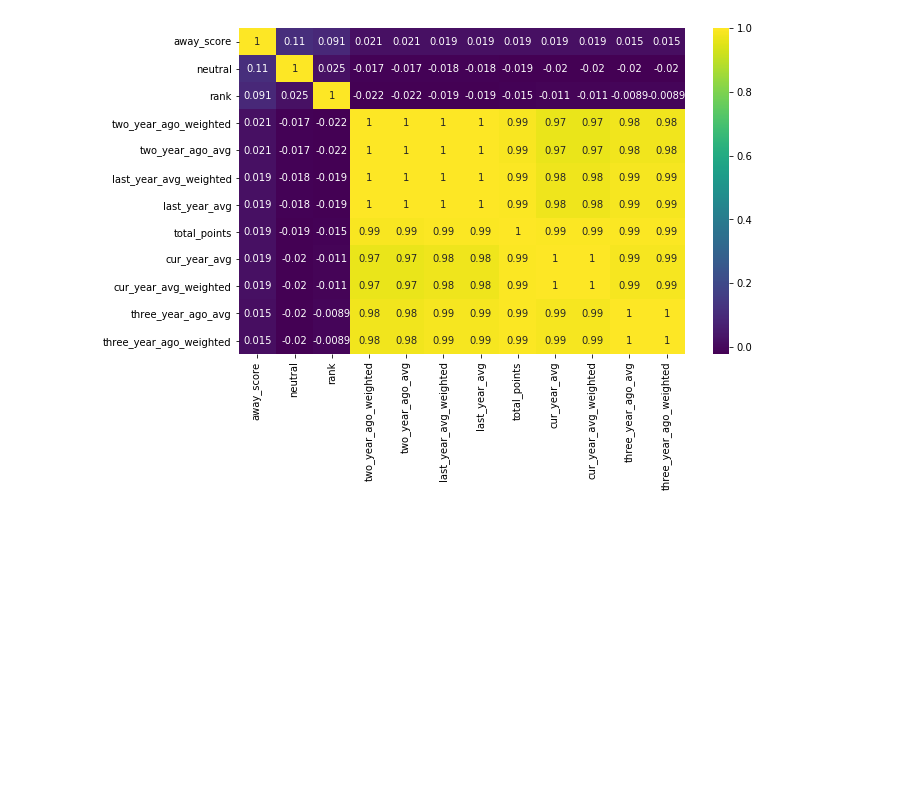
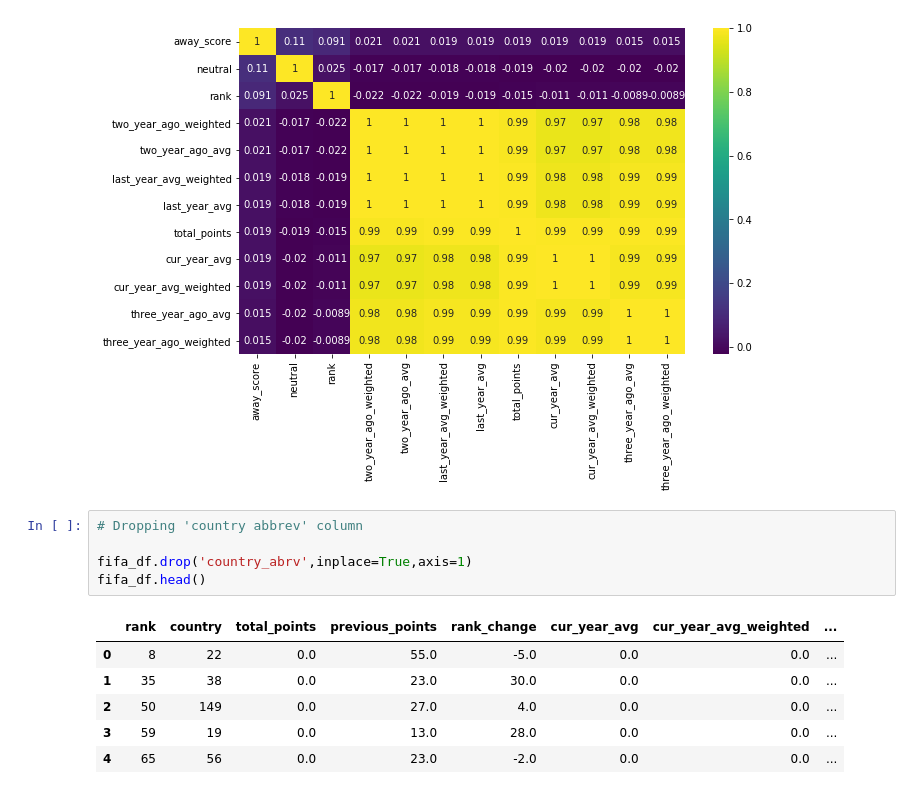
Before and after one commit to theBuluku/Mchezo_Pesa_Limited_Super_Project., a Jupyter notebook: Mchezo_Pesa_Limited_Project_.ipynb, the cells around one changed output. Saved outputs shown, nothing was run; the diff lists cells and outputs as text; blank space fills up the shorter version.

```diff
--- a/Mchezo_Pesa_Limited_Project_.ipynb
+++ b/Mchezo_Pesa_Limited_Project_.ipynb
@@ -315,3 +315,15 @@ sns.heatmap(cm, annot=True, cmap = 'viridis')
 # %% [output]
 <matplotlib.axes._subplots.AxesSubplot at 0x...>
 [figure]
+# %%
+# Dropping 'country abbrev' column
+
+fifa_df.drop('country_abrv',inplace=True,axis=1)
+fifa_df.head()
+# %% [output]
+|  | rank | country | total_points | previous_points | rank_change | cur_year_avg | cur_year_avg_weighted | ... |
+| 0 | 8 | 22 | 0.0 | 55.0 | -5.0 | 0.0 | 0.0 | ... |
+| 1 | 35 | 38 | 0.0 | 23.0 | 30.0 | 0.0 | 0.0 | ... |
+| 2 | 50 | 149 | 0.0 | 27.0 | 4.0 | 0.0 | 0.0 | ... |
+| 3 | 59 | 19 | 0.0 | 13.0 | 28.0 | 0.0 | 0.0 | ... |
+| 4 | 65 | 56 | 0.0 | 23.0 | -2.0 | 0.0 | 0.0 | ... |
```
Also changed, not shown: parts of 18 cells of this notebook.
